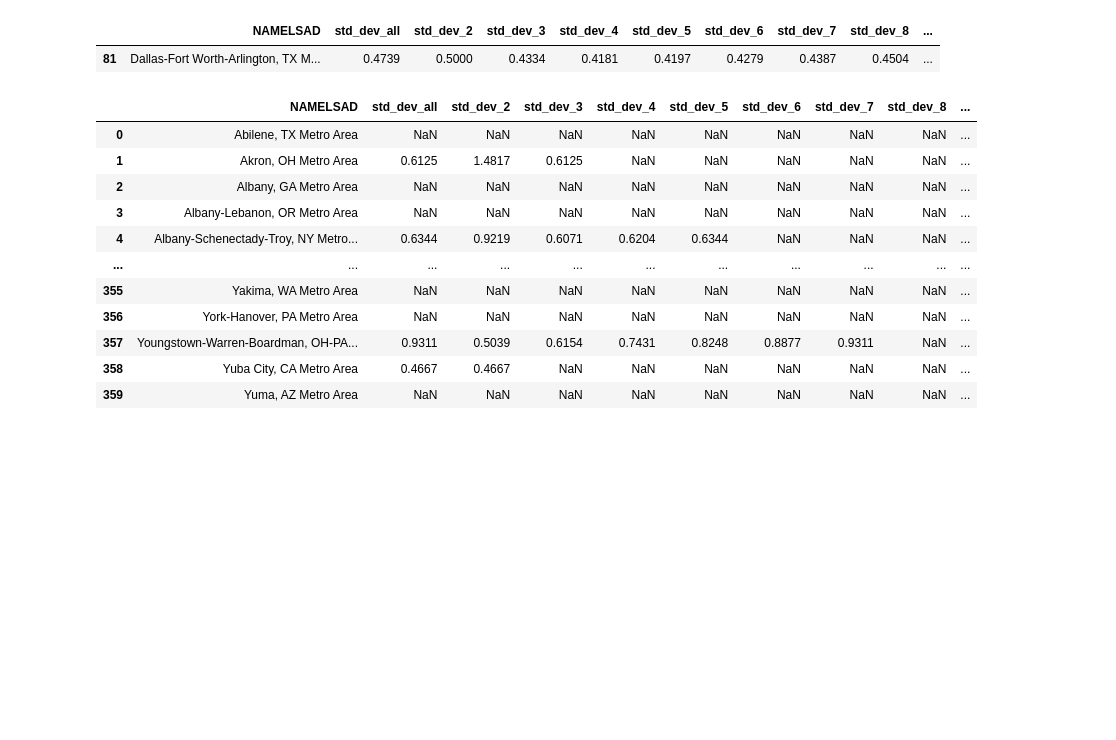
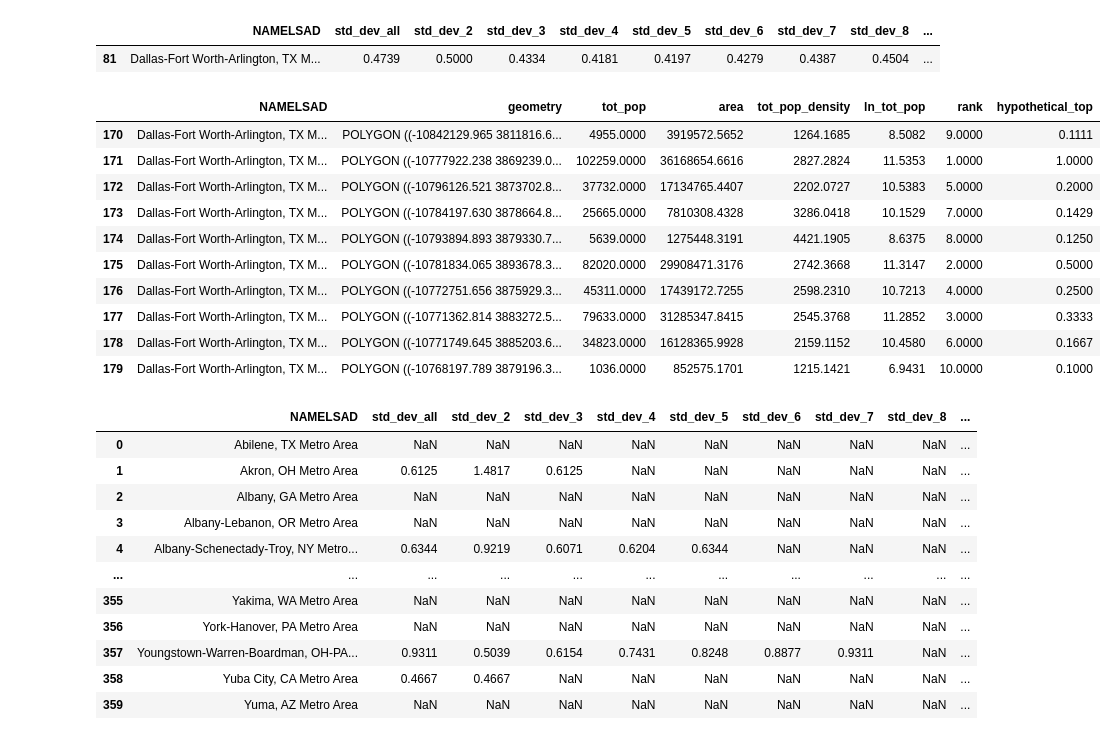
Before and after one commit to HOUPU1993/Polymetric-and-Monometric-analysis, a Jupyter notebook: Polymcentric and Monocentric analysis.ipynb, the cells around one changed output. Saved outputs shown, nothing was run; the diff lists cells and outputs as text; code cells hidden in the pictures; blank space fills up the shorter version.

```diff
--- a/Polymcentric and Monocentric analysis.ipynb
+++ b/Polymcentric and Monocentric analysis.ipynb
@@ -1002,6 +967,20 @@ hy_sd_metrics[hy_sd_metrics['NAMELSAD'] == 'Dallas-Fort Worth-Arlington, TX Metr
 # %% [output]
 |  | NAMELSAD | std_dev_all | std_dev_2 | std_dev_3 | std_dev_4 | std_dev_5 | std_dev_6 | std_dev_7 | std_dev_8 | ... |
 | 81 | Dallas-Fort Worth-Arlington, TX M... | 0.4739 | 0.5000 | 0.4334 | 0.4181 | 0.4197 | 0.4279 | 0.4387 | 0.4504 | ... |
+# %%
+exploded_polycentric[exploded_polycentric['NAMELSAD'] == 'Dallas-Fort Worth-Arlington, TX Metro Area']
+# %% [output]
+|  | NAMELSAD | geometry | tot_pop | area | tot_pop_density | ln_tot_pop | rank | hypothetical_top |
+| 170 | Dallas-Fort Worth-Arlington, TX M... | POLYGON ((-10842129.965 3811816.6... | 4955.0000 | 3919572.5652 | 1264.1685 | 8.5082 | 9.0000 | 0.1111 |
+| 171 | Dallas-Fort Worth-Arlington, TX M... | POLYGON ((-10777922.238 3869239.0... | 102259.0000 | 36168654.6616 | 2827.2824 | 11.5353 | 1.0000 | 1.0000 |
+| 172 | Dallas-Fort Worth-Arlington, TX M... | POLYGON ((-10796126.521 3873702.8... | 37732.0000 | 17134765.4407 | 2202.0727 | 10.5383 | 5.0000 | 0.2000 |
+| 173 | Dallas-Fort Worth-Arlington, TX M... | POLYGON ((-10784197.630 3878664.8... | 25665.0000 | 7810308.4328 | 3286.0418 | 10.1529 | 7.0000 | 0.1429 |
+| 174 | Dallas-Fort Worth-Arlington, TX M... | POLYGON ((-10793894.893 3879330.7... | 5639.0000 | 1275448.3191 | 4421.1905 | 8.6375 | 8.0000 | 0.1250 |
+| 175 | Dallas-Fort Worth-Arlington, TX M... | POLYGON ((-10781834.065 3893678.3... | 82020.0000 | 29908471.3176 | 2742.3668 | 11.3147 | 2.0000 | 0.5000 |
+| 176 | Dallas-Fort Worth-Arlington, TX M... | POLYGON ((-10772751.656 3875929.3... | 45311.0000 | 17439172.7255 | 2598.2310 | 10.7213 | 4.0000 | 0.2500 |
+| 177 | Dallas-Fort Worth-Arlington, TX M... | POLYGON ((-10771362.814 3883272.5... | 79633.0000 | 31285347.8415 | 2545.3768 | 11.2852 | 3.0000 | 0.3333 |
+| 178 | Dallas-Fort Worth-Arlington, TX M... | POLYGON ((-10771749.645 3885203.6... | 34823.0000 | 16128365.9928 | 2159.1152 | 10.4580 | 6.0000 | 0.1667 |
+| 179 | Dallas-Fort Worth-Arlington, TX M... | POLYGON ((-10768197.789 3879196.3... | 1036.0000 | 852575.1701 | 1215.1421 | 6.9431 | 10.0000 | 0.1000 |
 # %%
 hy_sd_metrics.columns = hy_sd_metrics.columns.str.replace('hy_', '')
 
```
Also changed, not shown: parts of 2 cells of this notebook.
